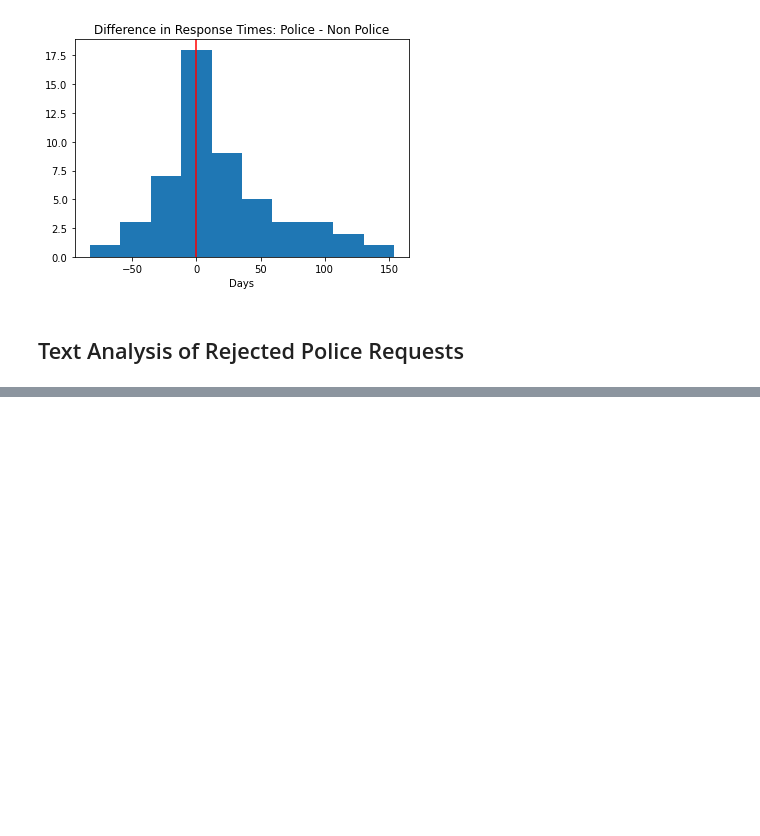
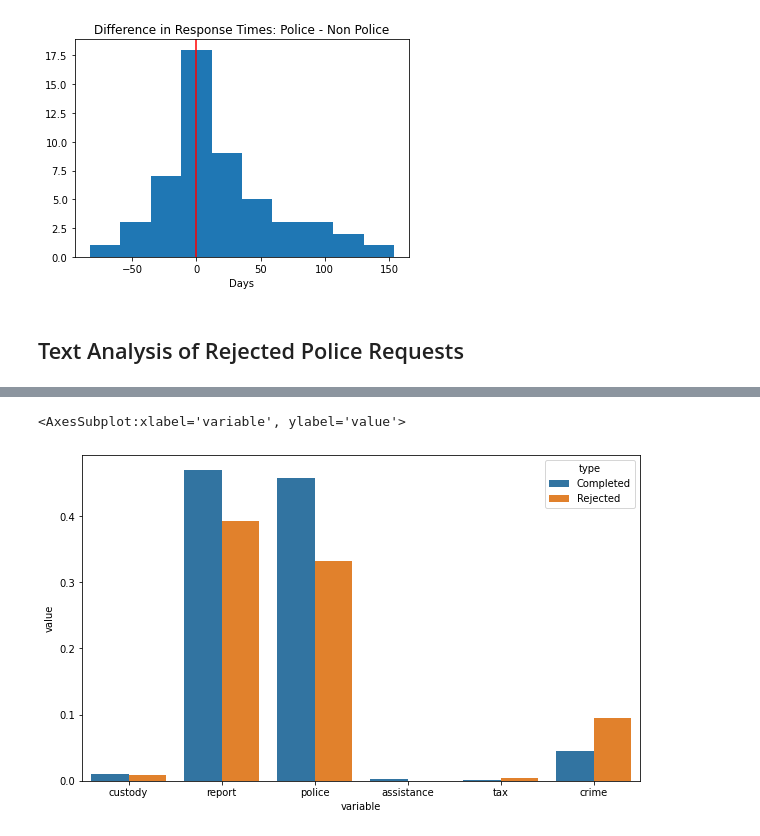
Before and after one commit to emile-66/muckrock_data, a Jupyter notebook: muckrock_requests_analysis.ipynb, the cells around one changed output, grey strips where cells are left out. Cells and saved outputs as stored; diff of their text form; code cells hidden in the pictures; blank space fills up the shorter version.

```diff
--- a/muckrock_requests_analysis.ipynb
+++ b/muckrock_requests_analysis.ipynb
@@ -448,4 +480,6 @@ plt.title("Difference in Response Times: Police - Non Police");
 pd.set_option('display.max_colwidth', None)
 # %%
 police_rej = police_reqs[(police_reqs['Status'] == 'Rejected') | (police_reqs['Status'] == 'Completed')]
+police_rej['Requested Documents'] = police_rej['Requested Documents'].astype('str')
+police_rej['Requested Documents'] = police_rej['Requested Documents'].str.lower()
 # %%
@@ -468,0 +493,3 @@ Name: Requested Documents, dtype: object
+# %%
+police_rej = police_rej[['User', 'Title','Status', 'URL', 'Jurisdiction Level','Agency', 'Agency ID','Requested Documents','Date Submitted',
+       'Date Due', 'Date Done', 'Days Till Completion']]
@@ -477,14 +511,17 @@ def words_in_texts(words, texts):
         NumPy array of 0s and 1s with shape (n, p) where n is the
         number of texts and p is the number of words.
     '''
-    """indicator_array = []
-    for i in range(len(texts)):
-        indicator_array.append([])
-        for j in words:
-            if texts[i].find(j) != -1:
-                indicator_array[i].append(1)
-            else:
-                indicator_array[i].append(0)
-    return indicator_array"""
+
     indicator_array = [[w in text for w in words] for text in texts]
     return indicator_array
+# %%
+data = words_in_texts(['custody', 'report', 'police', 'assistance', 'tax', 'crime'], police_rej['Requested Documents'])
+df = pd.DataFrame.from_records(data, columns = ['custody', 'report', 'police', 'assistance', 'tax', 'crime'])
+df['type'] = police_rej['Status']
+df['type'] = df['type'].replace({0: 'Completed', 1: 'Rejected'})
+df = df.melt('type')
+plt.figure(figsize = (10, 6))
+sns.barplot(data = df, x = 'variable', y = 'value', hue = 'type', ci = None)
+# %% [output]
+<AxesSubplot:xlabel='variable', ylabel='value'>
+[figure, added]
```
Also changed, not shown: parts of 9 cells of this notebook, 1 other file.
